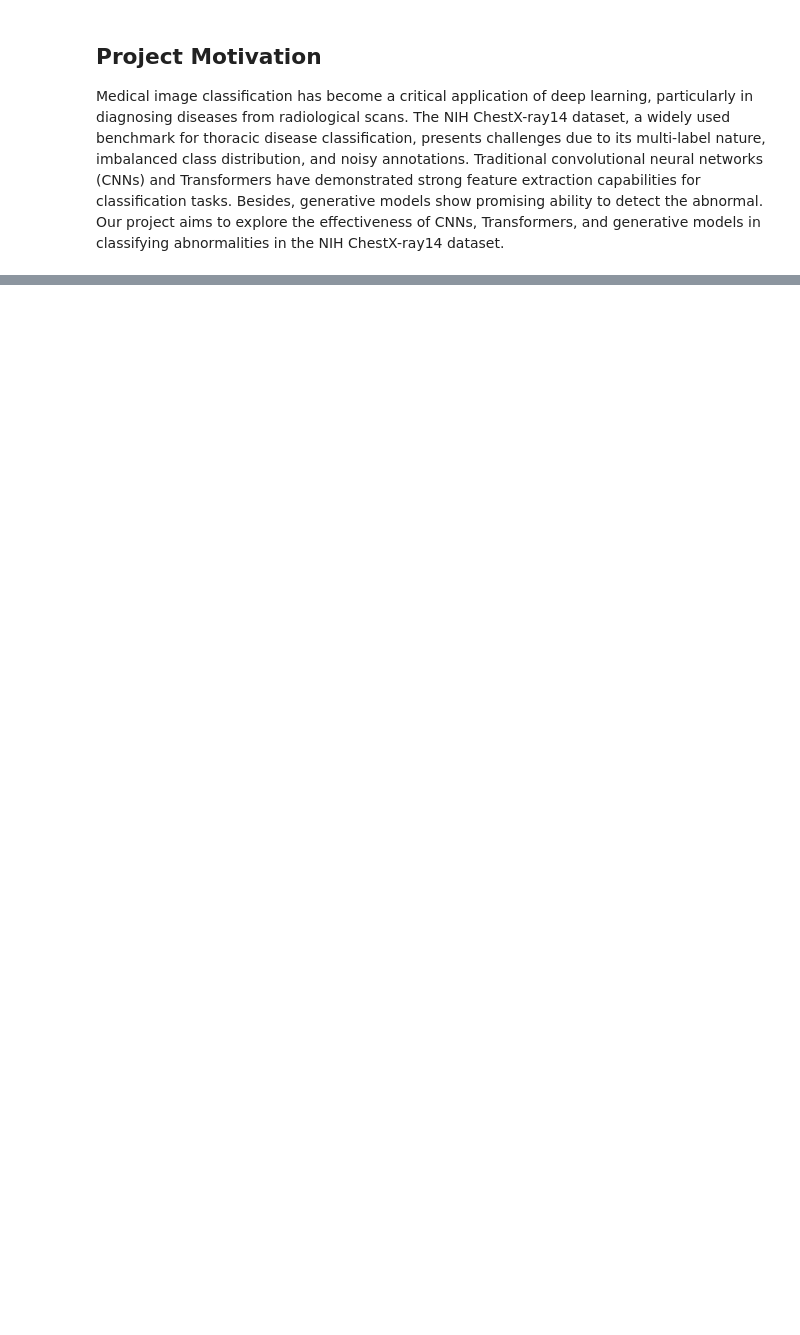
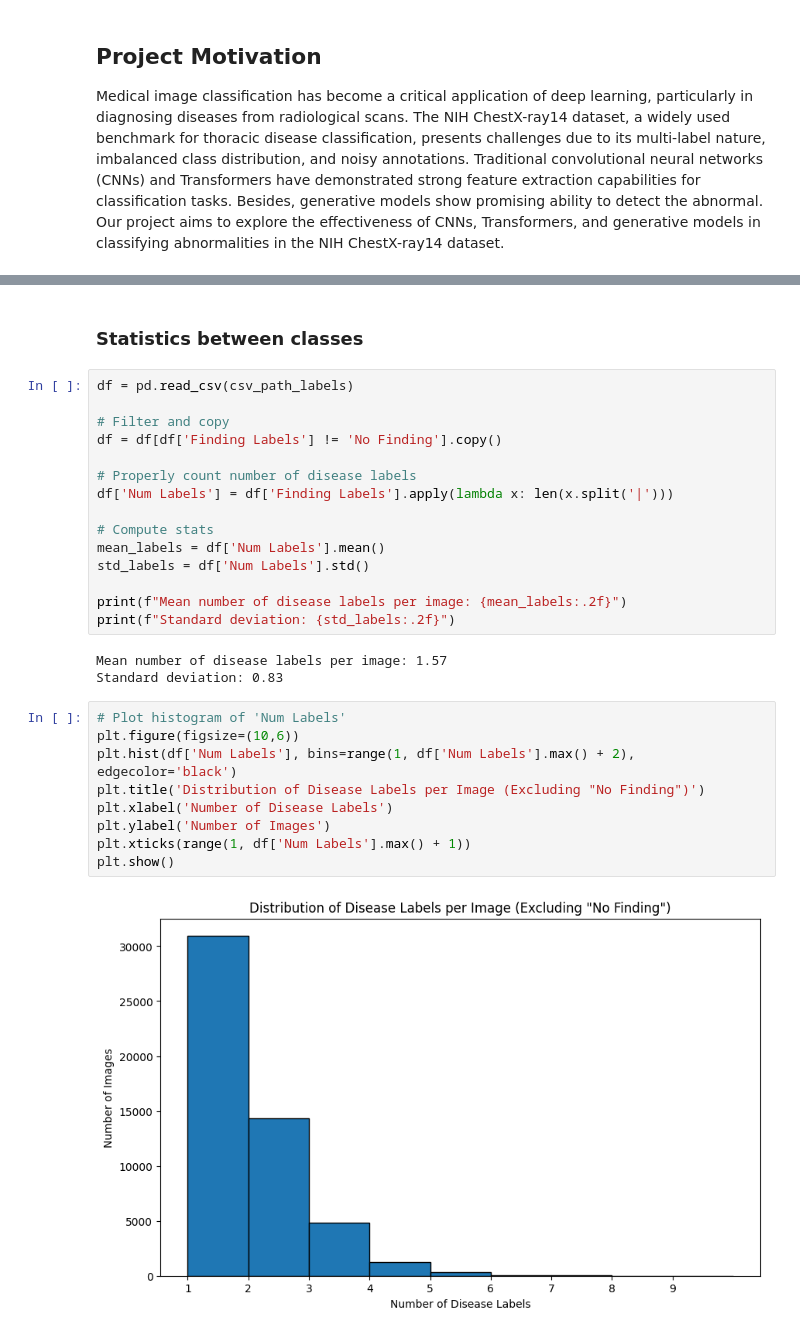
Before and after one commit to yanming-s/CS5242_Project, a Jupyter notebook: final_report.ipynb, the cells around one changed output, grey strips where cells are left out. Cells and saved outputs as stored; diff of their text form; blank space fills up the shorter version.

```diff
--- a/final_report.ipynb
+++ b/final_report.ipynb
@@ -103,0 +217,31 @@ Besides implementing the baseline steps in the deep learning pipeline, do consid
+# %% [markdown]
+### Statistics between classes
+# %%
+df = pd.read_csv(csv_path_labels)
+
+# Filter and copy
+df = df[df['Finding Labels'] != 'No Finding'].copy()
+
+# Properly count number of disease labels
+df['Num Labels'] = df['Finding Labels'].apply(lambda x: len(x.split('|')))
+
+# Compute stats
+mean_labels = df['Num Labels'].mean()
+std_labels = df['Num Labels'].std()
+
+print(f"Mean number of disease labels per image: {mean_labels:.2f}")
+print(f"Standard deviation: {std_labels:.2f}")
+# %% [output]
+Mean number of disease labels per image: 1.57
+Standard deviation: 0.83
+# %%
+# Plot histogram of 'Num Labels'
+plt.figure(figsize=(10,6))
+plt.hist(df['Num Labels'], bins=range(1, df['Num Labels'].max() + 2), edgecolor='black')
+plt.title('Distribution of Disease Labels per Image (Excluding "No Finding")')
+plt.xlabel('Number of Disease Labels')
+plt.ylabel('Number of Images')
+plt.xticks(range(1, df['Num Labels'].max() + 1))
+plt.show()
+# %% [output]
+[figure, added]
```
Also changed, not shown: parts of 104 cells of this notebook.
